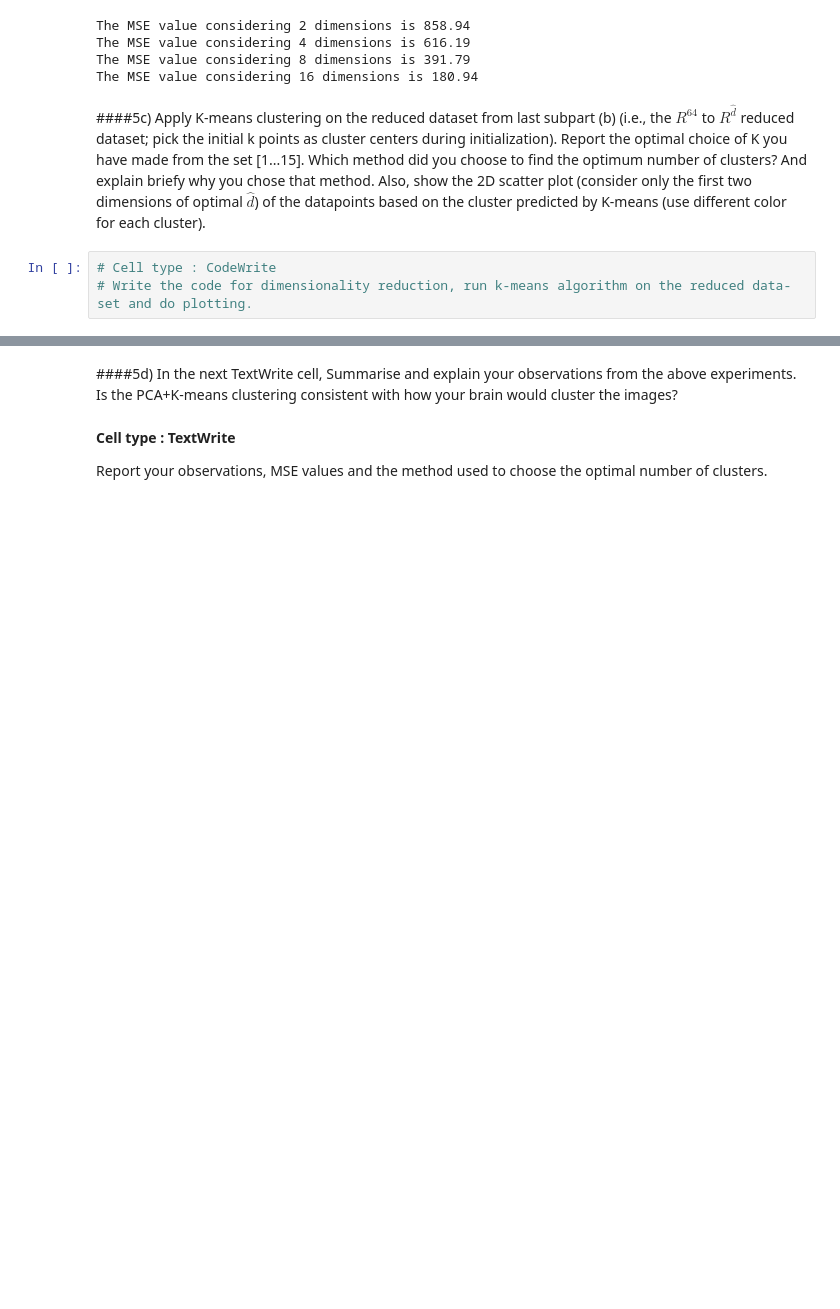
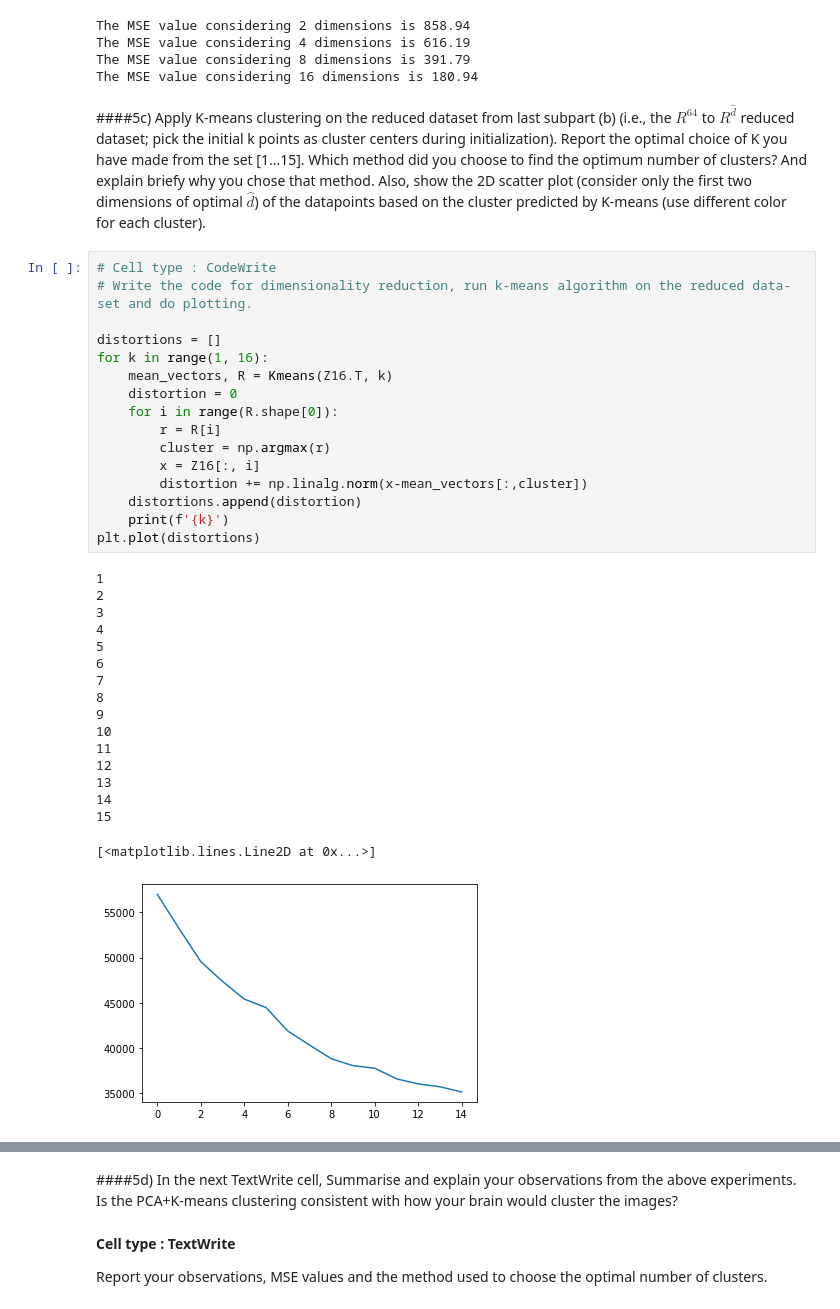
Before and after one commit to sagnik3141/CS5691, a Jupyter notebook: Assignment 2/CS5691_student_version.ipynb, the cells around one changed output, grey strips where cells are left out. Cells and saved outputs as stored; diff of their text form; blank space fills up the shorter version.

```diff
--- a/Assignment 2/CS5691_student_version.ipynb
+++ b/Assignment 2/CS5691_student_version.ipynb
@@ -195,3 +195,34 @@ The MSE value considering 16 dimensions is 180.94
 # %%
 # Cell type : CodeWrite
 # Write the code for dimensionality reduction, run k-means algorithm on the reduced data-set and do plotting.
+
+distortions = []
+for k in range(1, 16):
+    mean_vectors, R = Kmeans(Z16.T, k)
+    distortion = 0
+    for i in range(R.shape[0]):
+        r = R[i]
+        cluster = np.argmax(r)
+        x = Z16[:, i]
+        distortion += np.linalg.norm(x-mean_vectors[:,cluster])
+    distortions.append(distortion)
+    print(f'{k}')
+plt.plot(distortions)
+# %% [output]
+1
+2
+3
+4
+5
+6
+7
+8
+9
+10
+11
+12
+13
+14
+15
+[<matplotlib.lines.Line2D at 0x...>]
+[figure, added]
```
Also changed, not shown: parts of 3 cells of this notebook, 1 other file.
